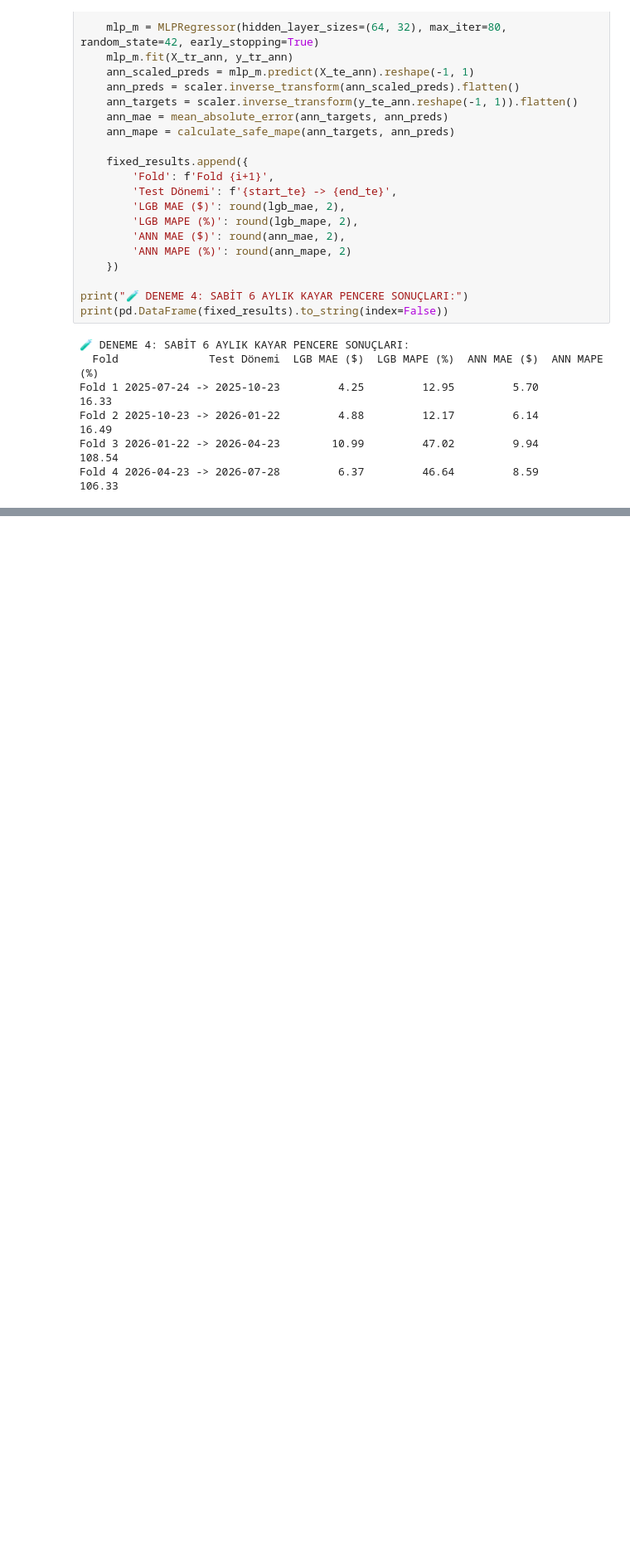
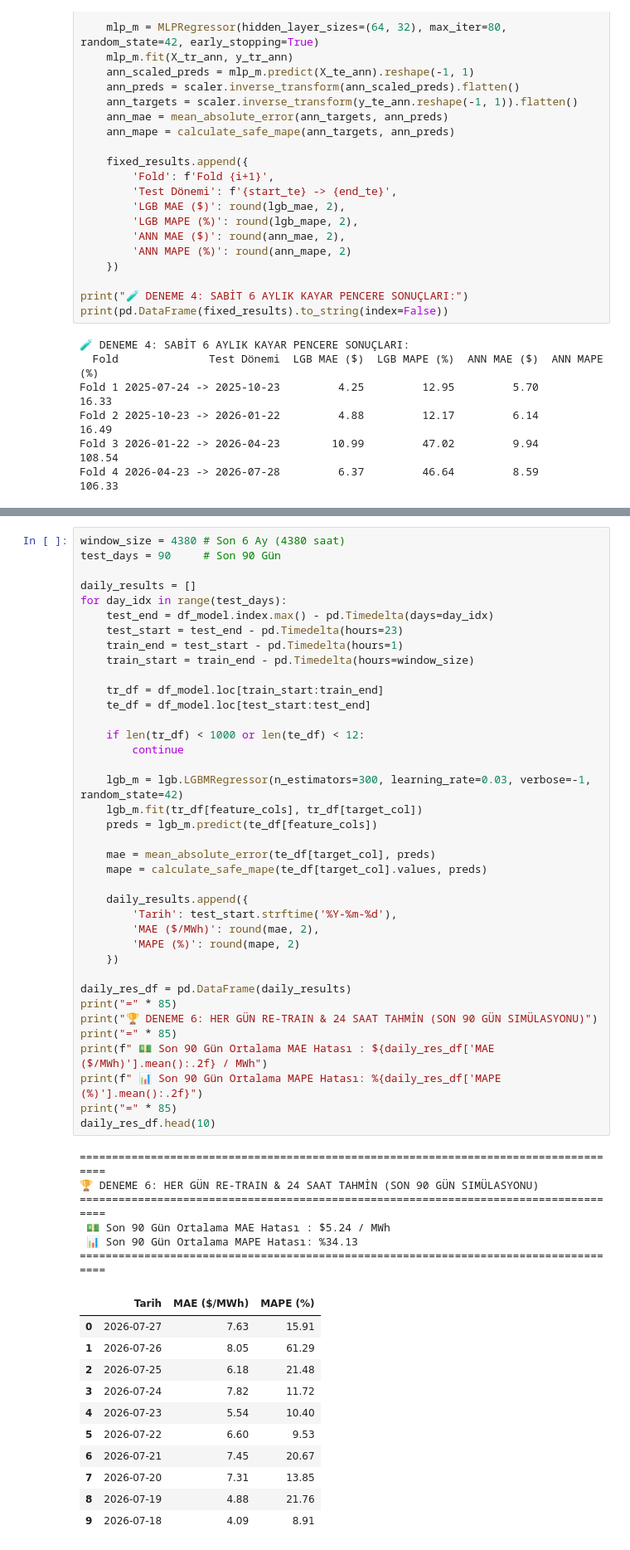
Before and after one commit to beratkrts/electricity_price_forecasting, a Jupyter notebook: eda/01_eda_and_feature_engineering.ipynb, the cells around one changed output, grey strips where cells are left out. Shown at 83% size. Cells and saved outputs as stored; diff of their text form; blank space fills up the shorter version.

Commit message:
feat: implement production daily retraining and 24-hour forecasting pipeline (Deneme 6 - MAE .24/MWh)

```diff
--- a/eda/01_eda_and_feature_engineering.ipynb
+++ b/eda/01_eda_and_feature_engineering.ipynb
@@ -407,3 +395,59 @@ Son 12 Ay (52 Hafta)                  5.07              31.93
+# %%
+window_size = 4380 # Son 6 Ay (4380 saat)
+test_days = 90     # Son 90 Gün
+
+daily_results = []
+for day_idx in range(test_days):
+    test_end = df_model.index.max() - pd.Timedelta(days=day_idx)
+    test_start = test_end - pd.Timedelta(hours=23)
+    train_end = test_start - pd.Timedelta(hours=1)
+    train_start = train_end - pd.Timedelta(hours=window_size)
+
+    tr_df = df_model.loc[train_start:train_end]
+    te_df = df_model.loc[test_start:test_end]
+
+    if len(tr_df) < 1000 or len(te_df) < 12:
+        continue
+
+    lgb_m = lgb.LGBMRegressor(n_estimators=300, learning_rate=0.03, verbose=-1, random_state=42)
+    lgb_m.fit(tr_df[feature_cols], tr_df[target_col])
+    preds = lgb_m.predict(te_df[feature_cols])
+
+    mae = mean_absolute_error(te_df[target_col], preds)
+    mape = calculate_safe_mape(te_df[target_col].values, preds)
+
+    daily_results.append({
+        'Tarih': test_start.strftime('%Y-%m-%d'),
+        'MAE ($/MWh)': round(mae, 2),
+        'MAPE (%)': round(mape, 2)
+    })
+
+daily_res_df = pd.DataFrame(daily_results)
+print("=" * 85)
+print("🏆 DENEME 6: HER GÜN RE-TRAIN & 24 SAAT TAHMİN (SON 90 GÜN SIMÜLASYONU)")
+print("=" * 85)
+print(f" 💵 Son 90 Gün Ortalama MAE Hatası : ${daily_res_df['MAE ($/MWh)'].mean():.2f} / MWh")
+print(f" 📊 Son 90 Gün Ortalama MAPE Hatası: %{daily_res_df['MAPE (%)'].mean():.2f}")
+print("=" * 85)
+daily_res_df.head(10)
+# %% [output]
+=====================================================================================
+🏆 DENEME 6: HER GÜN RE-TRAIN & 24 SAAT TAHMİN (SON 90 GÜN SIMÜLASYONU)
+=====================================================================================
+ 💵 Son 90 Gün Ortalama MAE Hatası : $5.24 / MWh
+ 📊 Son 90 Gün Ortalama MAPE Hatası: %34.13
+=====================================================================================
+|  | Tarih | MAE ($/MWh) | MAPE (%) |
+| 0 | 2026-07-27 | 7.63 | 15.91 |
+| 1 | 2026-07-26 | 8.05 | 61.29 |
+| 2 | 2026-07-25 | 6.18 | 21.48 |
+| 3 | 2026-07-24 | 7.82 | 11.72 |
+| 4 | 2026-07-23 | 5.54 | 10.40 |
+| 5 | 2026-07-22 | 6.60 | 9.53 |
+| 6 | 2026-07-21 | 7.45 | 20.67 |
+| 7 | 2026-07-20 | 7.31 | 13.85 |
+| 8 | 2026-07-19 | 4.88 | 21.76 |
+| 9 | 2026-07-18 | 4.09 | 8.91 |
 # %% [markdown]
 ## 📊 5. Tüm Denemelerin Genel Karşılaştırma Özeti
 
```
Also changed, not shown: parts of 9 cells of this notebook, 2 other files.
